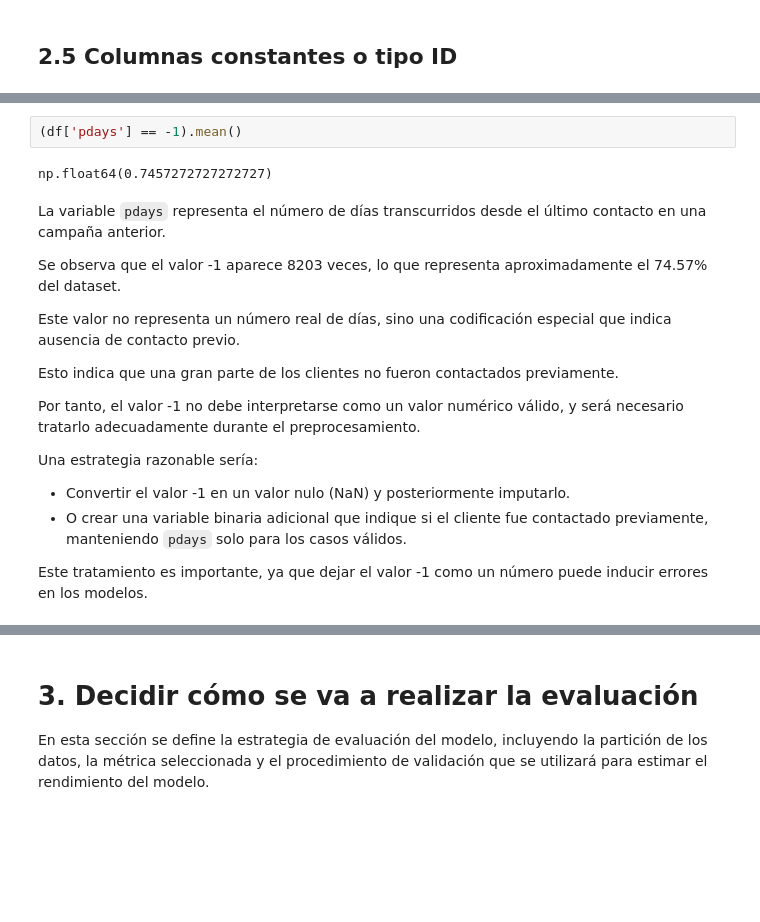
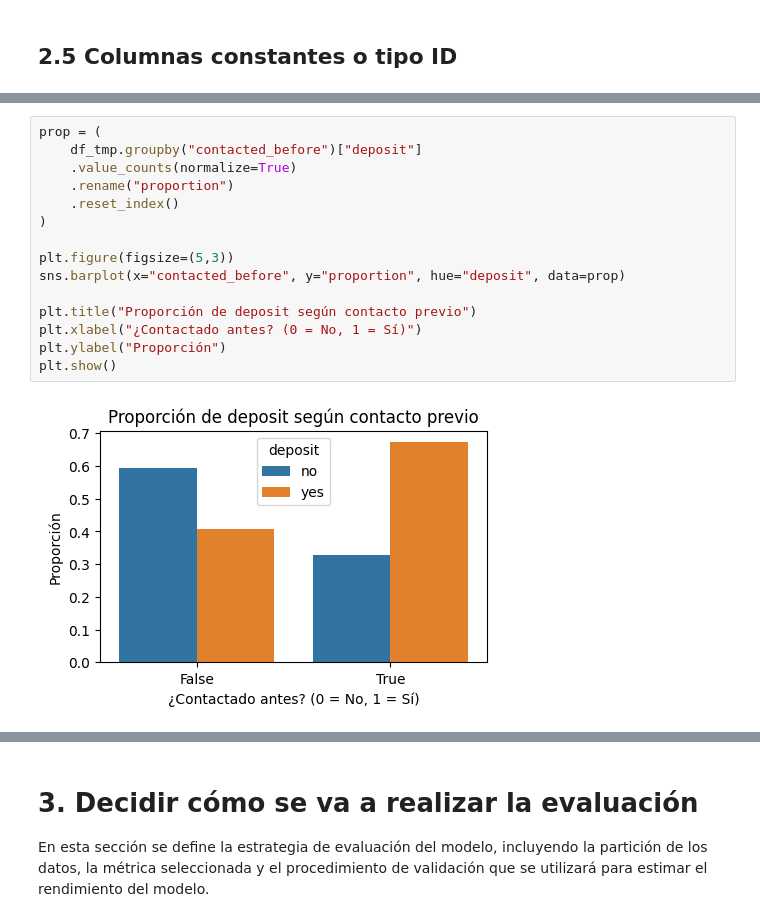
Before and after one commit to 100495785/Grupo17_Practica1, a Jupyter notebook: EDA_Practica1.ipynb, the cells around one changed output, grey strips where cells are left out. Saved outputs shown, nothing was run; the diff lists cells and outputs as text; blank space fills up the shorter version.

```diff
--- a/EDA_Practica1.ipynb
+++ b/EDA_Practica1.ipynb
@@ -197,21 +254,17 @@ Name: count, Length: 472, dtype: int64
 # %%
-(df['pdays'] == -1).mean()
+prop = (
+    df_tmp.groupby("contacted_before")["deposit"]
+    .value_counts(normalize=True)
+    .rename("proportion")
+    .reset_index()
+)
+
+plt.figure(figsize=(5,3))
+sns.barplot(x="contacted_before", y="proportion", hue="deposit", data=prop)
+
+plt.title("Proporción de deposit según contacto previo")
+plt.xlabel("¿Contactado antes? (0 = No, 1 = Sí)")
+plt.ylabel("Proporción")
+plt.show()
 # %% [output]
-np.float64(0.7457272727272727)
+[figure, added]
-# %% [markdown]
-La variable `pdays` representa el número de días transcurridos desde el último contacto en una campaña anterior.
-
-Se observa que el valor -1 aparece 8203 veces, lo que representa aproximadamente el 74.57% del dataset.
-
-Este valor no representa un número real de días, sino una codificación especial que indica ausencia de contacto previo.
-
-Esto indica que una gran parte de los clientes no fueron contactados previamente.
-
-Por tanto, el valor -1 no debe interpretarse como un valor numérico válido, y será necesario tratarlo adecuadamente durante el preprocesamiento.
-
-Una estrategia razonable sería:
-
-- Convertir el valor -1 en un valor nulo (NaN) y posteriormente imputarlo.
-- O crear una variable binaria adicional que indique si el cliente fue contactado previamente, manteniendo `pdays` solo para los casos válidos.
-
-Este tratamiento es importante, ya que dejar el valor -1 como un número puede inducir errores en los modelos.
```
Also changed, not shown: parts of 16 cells of this notebook.
